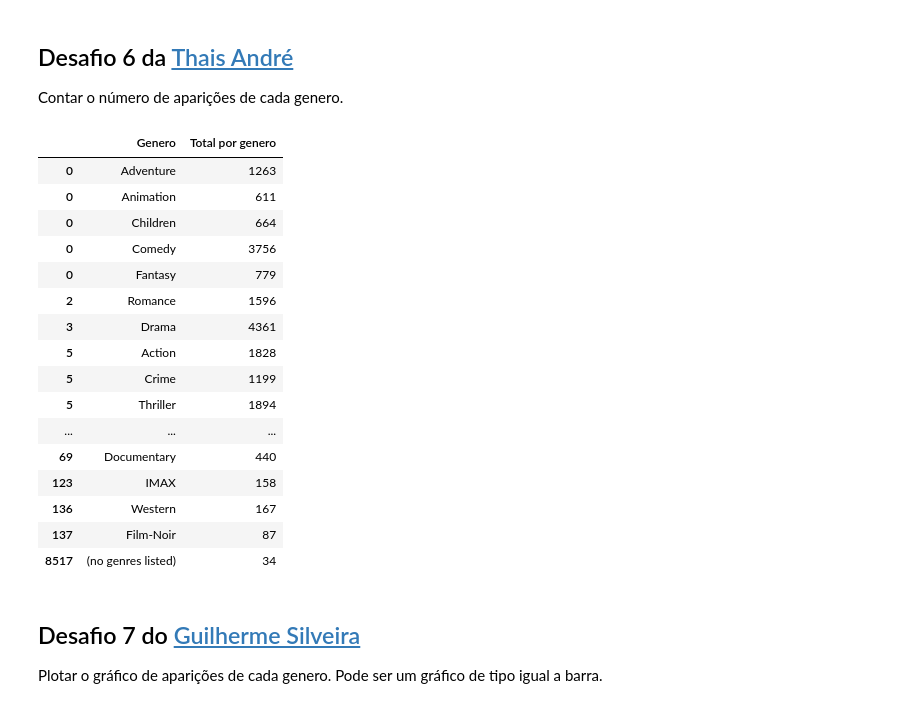
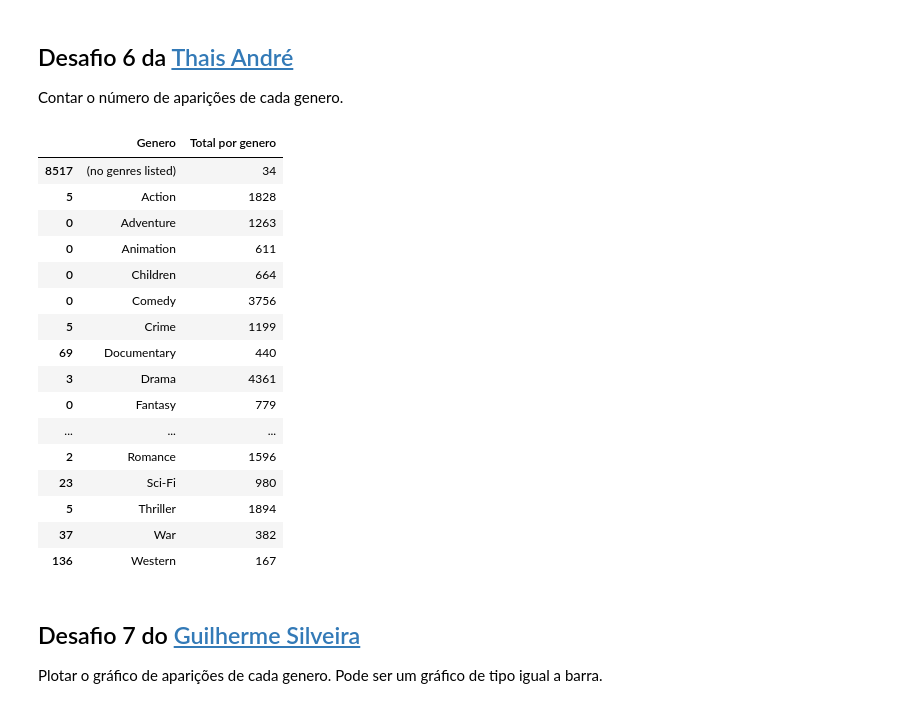
Before and after one commit to edsonajunior/Data-Science-study, a Jupyter notebook: QuarentenaDados_aula01.ipynb, the cells around one changed output. Saved outputs shown, nothing was run; the diff lists cells and outputs as text; code cells hidden in the pictures.

```diff
--- a/QuarentenaDados_aula01.ipynb
+++ b/QuarentenaDados_aula01.ipynb
@@ -446,31 +446,32 @@ Contar o número de aparições de cada genero.
 # %%
 filmes_por_generos = pd.DataFrame()
 filmes_por_generos["genero"] = filmes['generos'].str.split(pat='|').explode()
 total_por_genero = pd.DataFrame()
 total_por_genero = filmes_por_generos.drop_duplicates()
 total_por_genero_count = filmes_por_generos.groupby("genero")["genero"].count()
 total_por_genero_count.name = "Total por genero"
 total_por_genero = total_por_genero.join(total_por_genero_count, on="genero")
 total_por_genero = total_por_genero.rename(columns={'genero': 'Genero'})
+total_por_genero = total_por_genero.sort_values('Genero', ascending=True)
 total_por_genero
 # %% [output]
 |  | Genero | Total por genero |
+| 8517 | (no genres listed) | 34 |
+| 5 | Action | 1828 |
 | 0 | Adventure | 1263 |
 | 0 | Animation | 611 |
 | 0 | Children | 664 |
 | 0 | Comedy | 3756 |
+| 5 | Crime | 1199 |
+| 69 | Documentary | 440 |
+| 3 | Drama | 4361 |
 | 0 | Fantasy | 779 |
+| ... | ... | ... |
 | 2 | Romance | 1596 |
-| 3 | Drama | 4361 |
-| 5 | Action | 1828 |
-| 5 | Crime | 1199 |
+| 23 | Sci-Fi | 980 |
 | 5 | Thriller | 1894 |
-| ... | ... | ... |
-| 69 | Documentary | 440 |
-| 123 | IMAX | 158 |
+| 37 | War | 382 |
 | 136 | Western | 167 |
-| 137 | Film-Noir | 87 |
-| 8517 | (no genres listed) | 34 |
 # %% [markdown]
 ## Desafio 7 do [Guilherme Silveira](https://twitter.com/guilhermecaelum)
 
```
Also changed, not shown: parts of 1 cell of this notebook.
